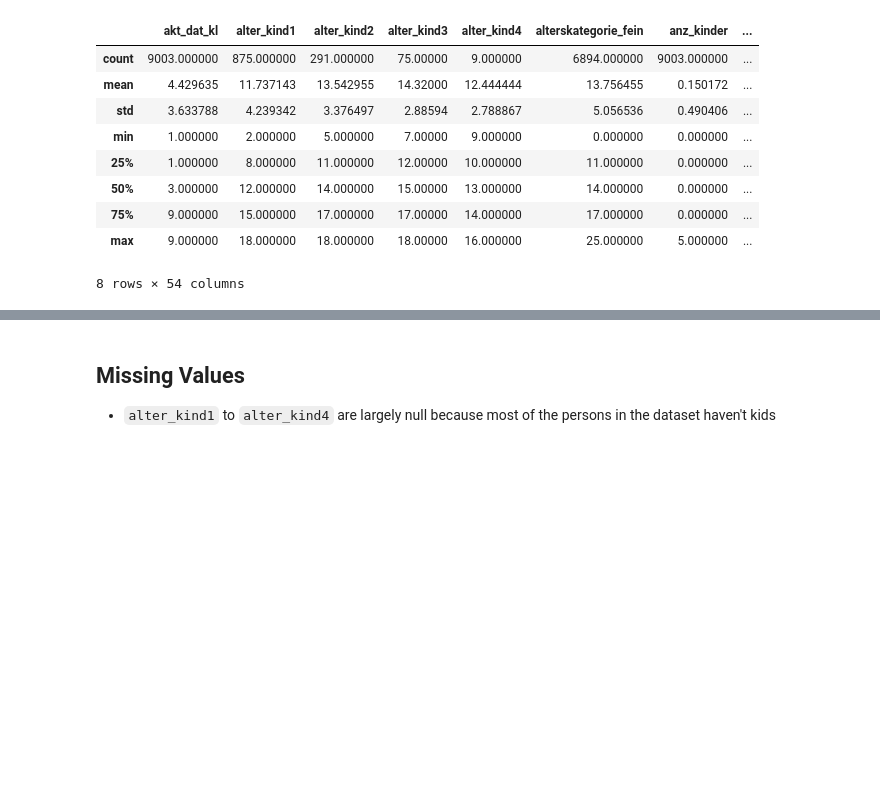
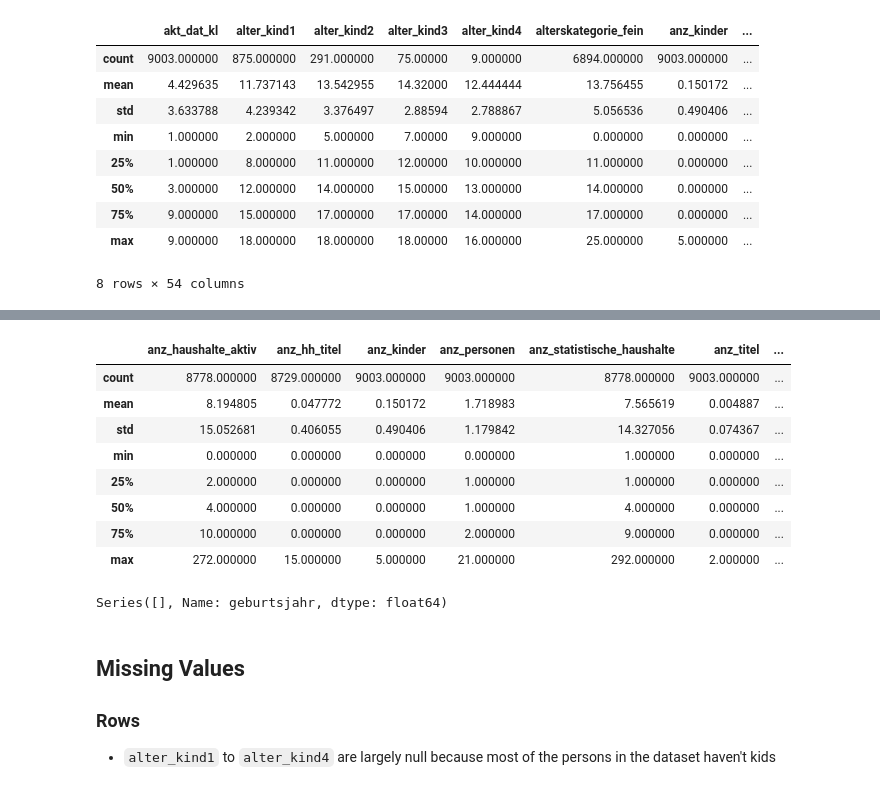
Before and after one commit to PatrickChristoph/udacity_capstone, a Jupyter notebook: src/analysis.ipynb, the cells around one changed output, grey strips where cells are left out. Cells and saved outputs as stored; diff of their text form; code cells hidden in the pictures; blank space fills up the shorter version.

```diff
--- a/src/analysis.ipynb
+++ b/src/analysis.ipynb
@@ -250,0 +309,18 @@ population = convert_unknown_d19_values_to_null(population)
+# %%
+count_columns = population.columns[population.columns.str.startswith("anz_") | population.columns.str.contains("anzahl")]
+
+population[count_columns].describe()
+# %% [output]
+|  | anz_haushalte_aktiv | anz_hh_titel | anz_kinder | anz_personen | anz_statistische_haushalte | anz_titel | ... |
+| count | 8778.000000 | 8729.000000 | 9003.000000 | 9003.000000 | 8778.000000 | 9003.000000 | ... |
+| mean | 8.194805 | 0.047772 | 0.150172 | 1.718983 | 7.565619 | 0.004887 | ... |
+| std | 15.052681 | 0.406055 | 0.490406 | 1.179842 | 14.327056 | 0.074367 | ... |
+| min | 0.000000 | 0.000000 | 0.000000 | 0.000000 | 1.000000 | 0.000000 | ... |
+| 25% | 2.000000 | 0.000000 | 0.000000 | 1.000000 | 1.000000 | 0.000000 | ... |
+| 50% | 4.000000 | 0.000000 | 0.000000 | 1.000000 | 4.000000 | 0.000000 | ... |
+| 75% | 10.000000 | 0.000000 | 0.000000 | 2.000000 | 9.000000 | 0.000000 | ... |
+| max | 272.000000 | 15.000000 | 5.000000 | 21.000000 | 292.000000 | 2.000000 | ... |
+# %%
+population[population["anz_personen"] == 0]["geburtsjahr"]
+# %% [output]
+Series([], Name: geburtsjahr, dtype: float64)
@@ -251,3 +334,4 @@ population = convert_unknown_d19_values_to_null(population)
 # %% [markdown]
 ## Missing Values
+### Rows
 - `alter_kind1` to `alter_kind4` are largely null because most of the persons in the dataset haven't kids
```
Also changed, not shown: parts of 15 cells of this notebook.
